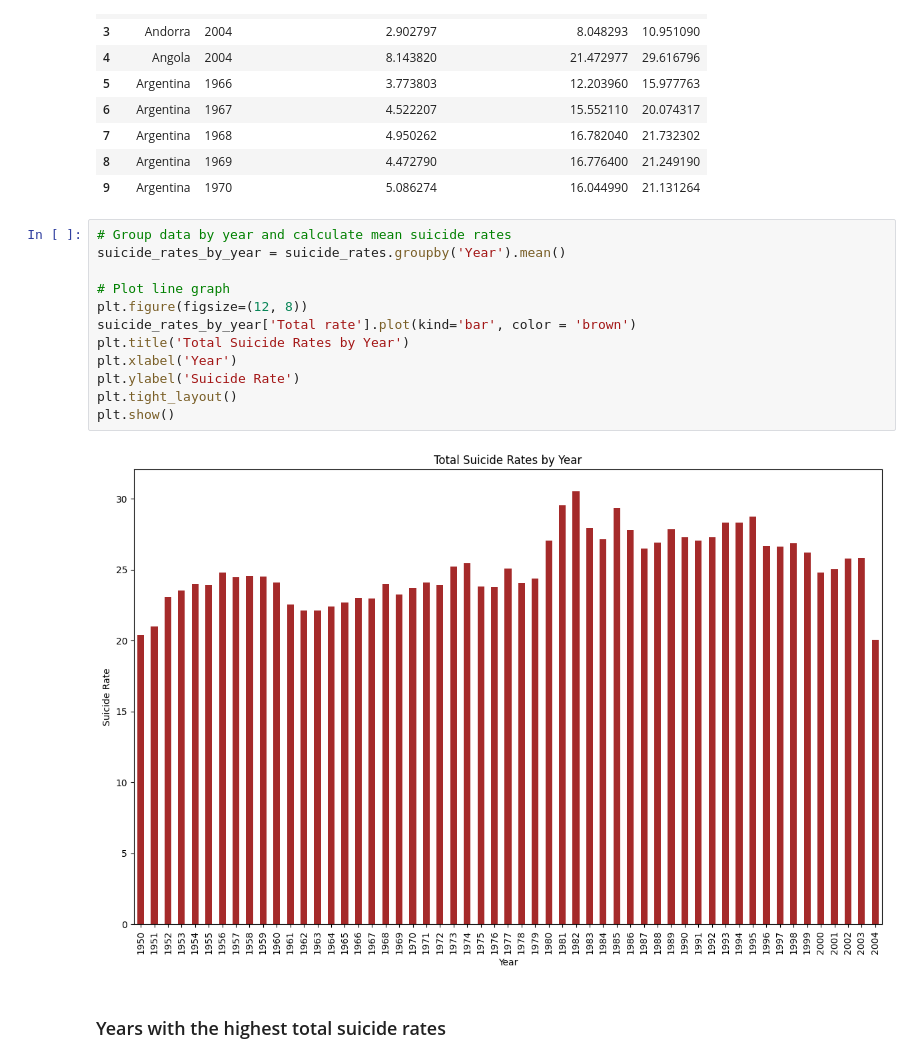
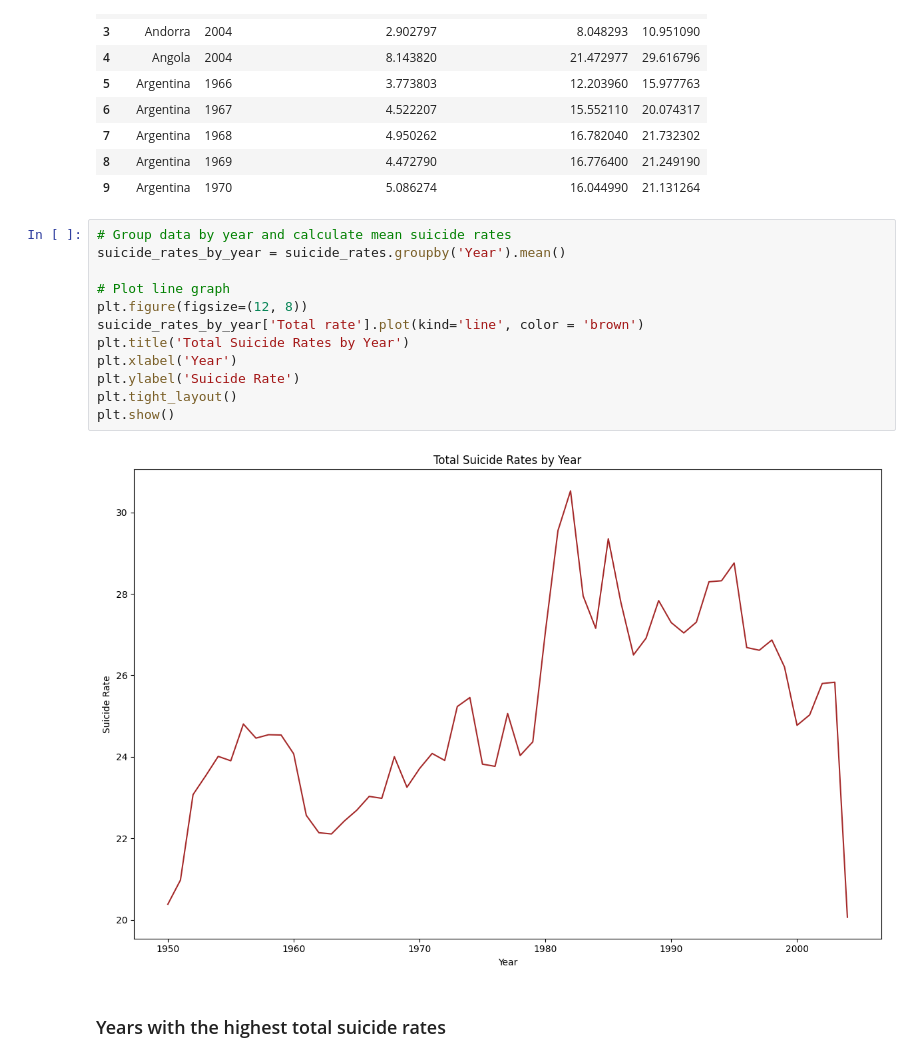
Before and after one commit to NazraJN/Suicide_rates, a Jupyter notebook: Suicide_rates_analysis.ipynb, the cells around one changed output. Saved outputs shown, nothing was run; the diff lists cells and outputs as text.

```diff
--- a/Suicide_rates_analysis.ipynb
+++ b/Suicide_rates_analysis.ipynb
@@ -635,17 +632,17 @@ suicide_rates.head(10)
 # %%
 # Group data by year and calculate mean suicide rates
 suicide_rates_by_year = suicide_rates.groupby('Year').mean()
 
 # Plot line graph
 plt.figure(figsize=(12, 8))
-suicide_rates_by_year['Total rate'].plot(kind='bar', color = 'brown')
+suicide_rates_by_year['Total rate'].plot(kind='line', color = 'brown')
 plt.title('Total Suicide Rates by Year')
 plt.xlabel('Year')
 plt.ylabel('Suicide Rate')
 plt.tight_layout()
 plt.show()
 # %% [output]
-[figure, old version]
+[figure, new version]
 # %% [markdown]
 ### Years with the highest total suicide rates
 # %%
```
Also changed, not shown: parts of 19 cells of this notebook.
